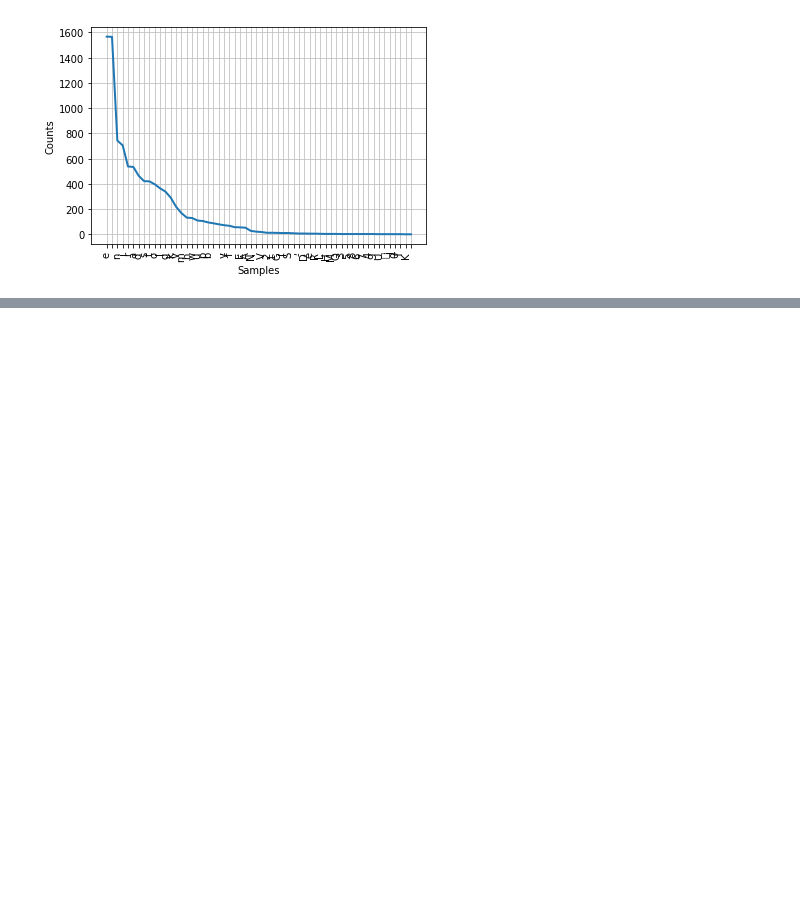
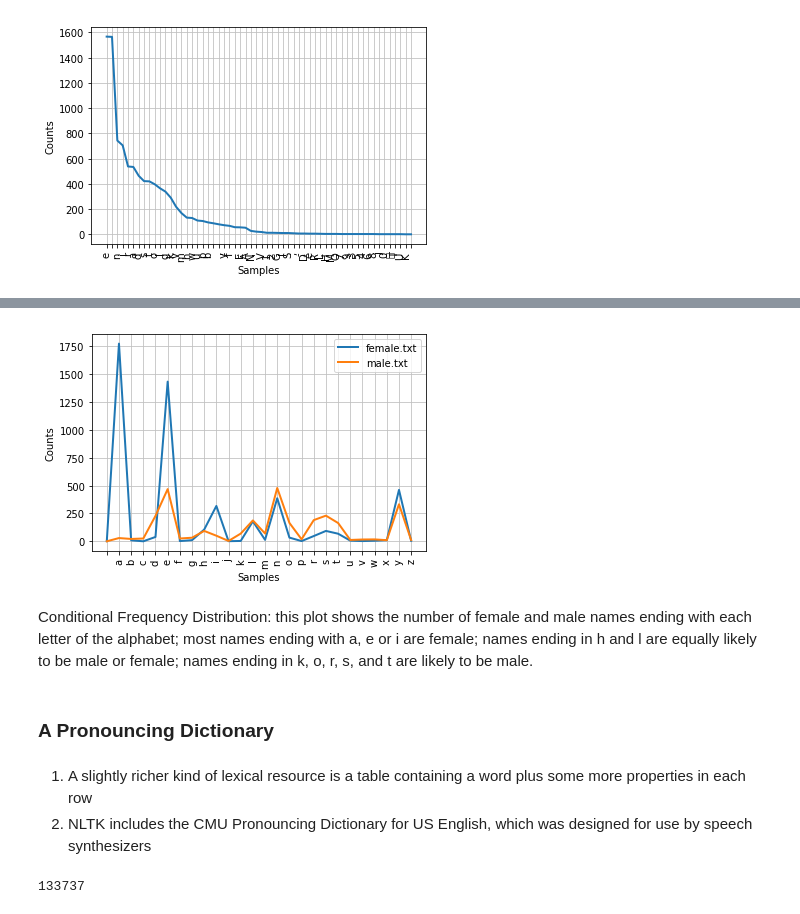
Before and after one commit to waynebli/NLTK_book, a Jupyter notebook: Chapter 02 - Accessing Text Corpora and Lexical Resources.ipynb, the cells around one changed output, grey strips where cells are left out. Cells and saved outputs as stored; diff of their text form; code cells hidden in the pictures; blank space fills up the shorter version.

```diff
--- a/Chapter 02 - Accessing Text Corpora and Lexical Resources.ipynb
+++ b/Chapter 02 - Accessing Text Corpora and Lexical Resources.ipynb
@@ -429,0 +689,6 @@ nltk.FreqDist(raw_text).plot()
+# %%
+# The Names corpus contains 8000 first names categorised by gender
+# The male and female names are stored in separate files
+# To find the names that appear in both files (ambiguous for gender)
+names = nltk.corpus.names
+names.fileids()
@@ -429,0 +719,23 @@ nltk.FreqDist(raw_text).plot()
+# %%
+# Names ending in the letter a are almost always female
+# See the pattern in the following graph
+cfd = nltk.ConditionalFreqDist(
+    (fileid, name[-1])
+    for fileid in names.fileids()
+    for name in names.words(fileid)
+)
+cfd.plot()
+# %% [output]
+[figure, added]
+# %% [markdown]
+Conditional Frequency Distribution: this plot shows the number of female and male names ending with each letter of the alphabet; most names ending with a, e or i are female; names ending in h and l are equally likely to be male or female; names ending in k, o, r, s, and t are likely to be male.
+# %% [markdown]
+### A Pronouncing Dictionary
+# %% [markdown]
+1. A slightly richer kind of lexical resource is a table containing a word plus some more properties in each row
+2. NLTK includes the CMU Pronouncing Dictionary for US English, which was designed for use by speech synthesizers
+# %%
+entries = nltk.corpus.cmudict.entries()
+len(entries)
+# %% [output]
+133737
```
Also changed, not shown: parts of 35 cells of this notebook.
